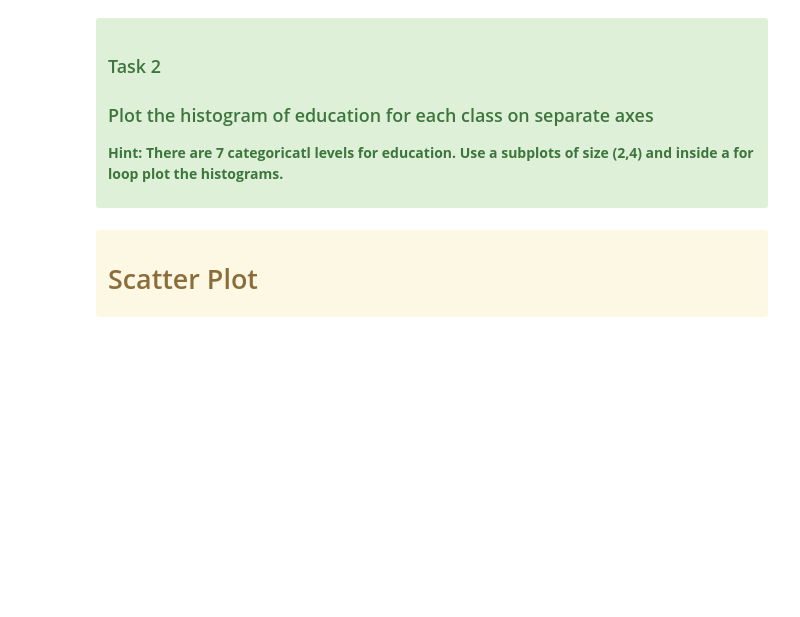
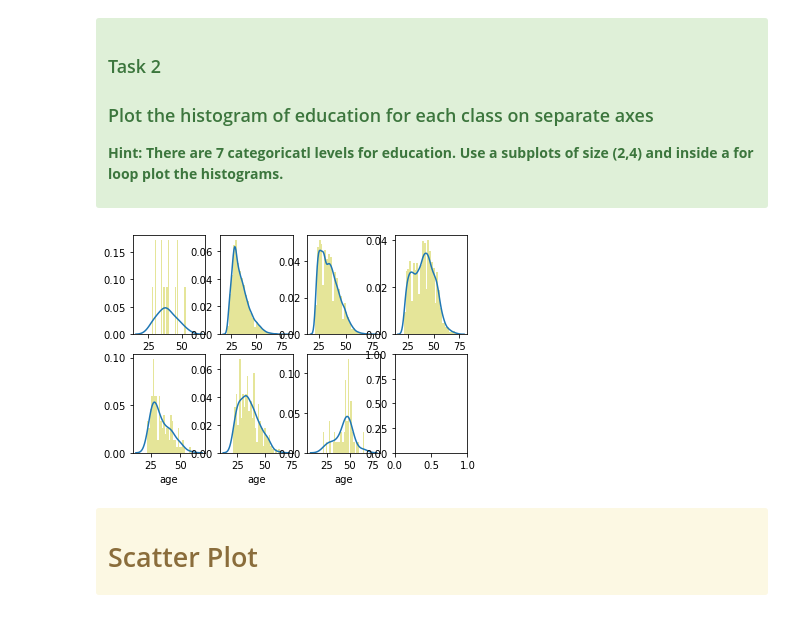
Before and after one commit to FredrikM97/data_mining, a Jupyter notebook: Labs/Lab1/lab0_data_exploration(4).ipynb, the cells around one changed output. Cells and saved outputs as stored; diff of their text form; code cells hidden in the pictures; blank space fills up the shorter version.

```diff
--- a/Labs/Lab1/lab0_data_exploration(4).ipynb
+++ b/Labs/Lab1/lab0_data_exploration(4).ipynb
@@ -190,3 +195,11 @@ Hint: There are 7 categoricatl levels for education. Use a subplots of size (2,4
+# %%
+# please implement task 2 here
+fig, axs = plt.subplots(nrows=2,ncols=4)
+
+for i in range(7):
+    sns.distplot(data[data['education']==i]['age'],bins=30,hist_kws={"facecolor":'y'},ax=axs[i//4,i%4])
+# %% [output]
+[figure, added]
 # %% [markdown]
 <div class='alert alert-block alert-warning' style='font-size:150%'>
 
```
Also changed, not shown: parts of 15 cells of this notebook.
